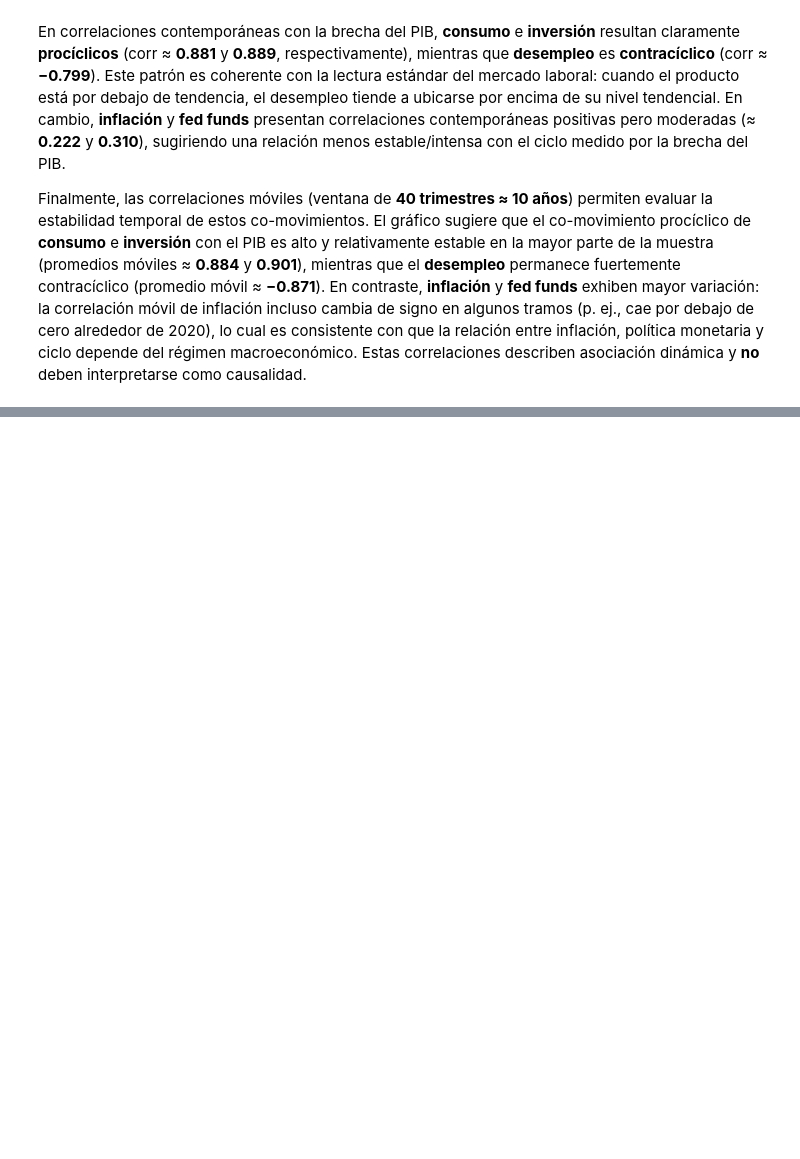
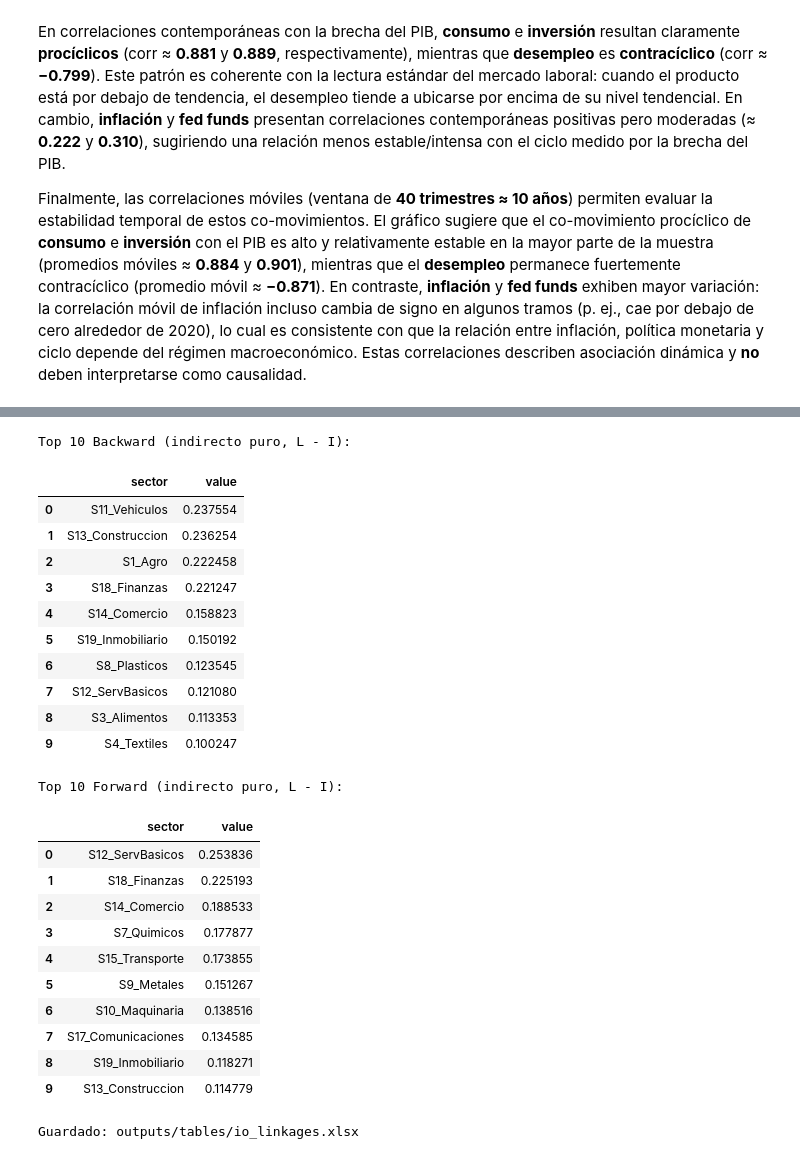
Before and after one commit to Tupxz/ciclos_economicos, a Jupyter notebook: notebooks/Taller_1.ipynb, the cells around one changed output, grey strips where cells are left out. Cells and saved outputs as stored; diff of their text form; code cells hidden in the pictures; blank space fills up the shorter version.

```diff
--- a/notebooks/Taller_1.ipynb
+++ b/notebooks/Taller_1.ipynb
@@ -812,0 +934,55 @@ Finalmente, las correlaciones móviles (ventana de **40 trimestres ≈ 10 años*
+# %%
+# Eslabonamientos indirectos puros (L - I)
+L_ind = L - I
+back_ind = L_ind.sum(axis=0)
+forw_ind = L_ind.sum(axis=1)
+
+# Rankings
+rank_back_ind = rank_linkages(back_ind, sectors, top=10)
+rank_forw_ind = rank_linkages(forw_ind, sectors, top=10)
+
+print("Top 10 Backward (indirecto puro, L - I):")
+display(rank_back_ind)
+
+print("\nTop 10 Forward (indirecto puro, L - I):")
+display(rank_forw_ind)
+# %% [output]
+Top 10 Backward (indirecto puro, L - I):
+|  | sector | value |
+| 0 | S11_Vehiculos | 0.237554 |
+| 1 | S13_Construccion | 0.236254 |
+| 2 | S1_Agro | 0.222458 |
+| 3 | S18_Finanzas | 0.221247 |
+| 4 | S14_Comercio | 0.158823 |
+| 5 | S19_Inmobiliario | 0.150192 |
+| 6 | S8_Plasticos | 0.123545 |
+| 7 | S12_ServBasicos | 0.121080 |
+| 8 | S3_Alimentos | 0.113353 |
+| 9 | S4_Textiles | 0.100247 |
+Top 10 Forward (indirecto puro, L - I):
+|  | sector | value |
+| 0 | S12_ServBasicos | 0.253836 |
+| 1 | S18_Finanzas | 0.225193 |
+| 2 | S14_Comercio | 0.188533 |
+| 3 | S7_Quimicos | 0.177877 |
+| 4 | S15_Transporte | 0.173855 |
+| 5 | S9_Metales | 0.151267 |
+| 6 | S10_Maquinaria | 0.138516 |
+| 7 | S17_Comunicaciones | 0.134585 |
+| 8 | S19_Inmobiliario | 0.118271 |
+| 9 | S13_Construccion | 0.114779 |
+# %%
+# Guardar resultados a Excel
+output_file = OUT_TAB / "io_linkages.xlsx"
+
+with pd.ExcelWriter(output_file, engine='openpyxl') as writer:
+    rank_back_d.to_excel(writer, sheet_name='A_backward_direct_top10', index=False)
+    rank_forw_d.to_excel(writer, sheet_name='A_forward_direct_top10', index=False)
+    rank_back_t.to_excel(writer, sheet_name='L_backward_total_top10', index=False)
+    rank_forw_t.to_excel(writer, sheet_name='L_forward_total_top10', index=False)
+    rank_back_ind.to_excel(writer, sheet_name='L-I_backward_indirect_top10', index=False)
+    rank_forw_ind.to_excel(writer, sheet_name='L-I_forward_indirect_top10', index=False)
+
+print("Guardado: outputs/tables/io_linkages.xlsx")
+# %% [output]
+Guardado: outputs/tables/io_linkages.xlsx
```
Also changed, not shown: parts of 8 cells of this notebook, 7 other files.
